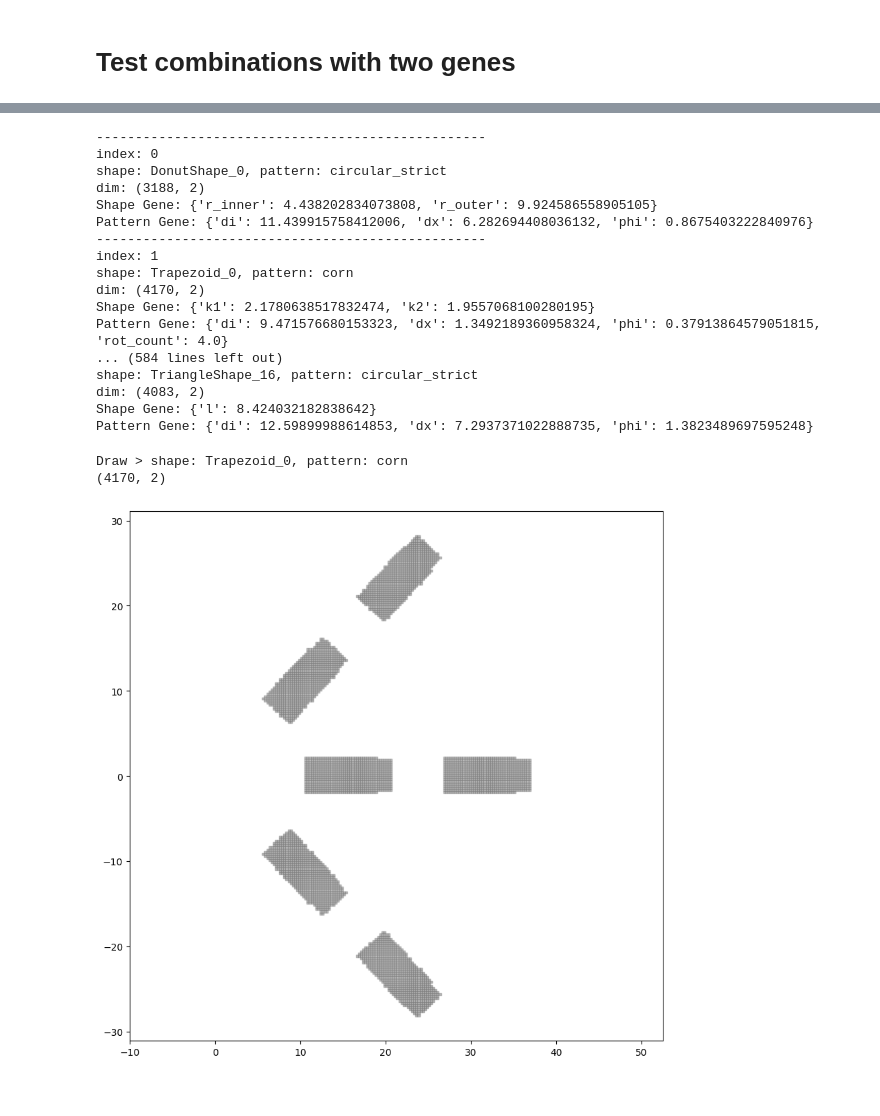
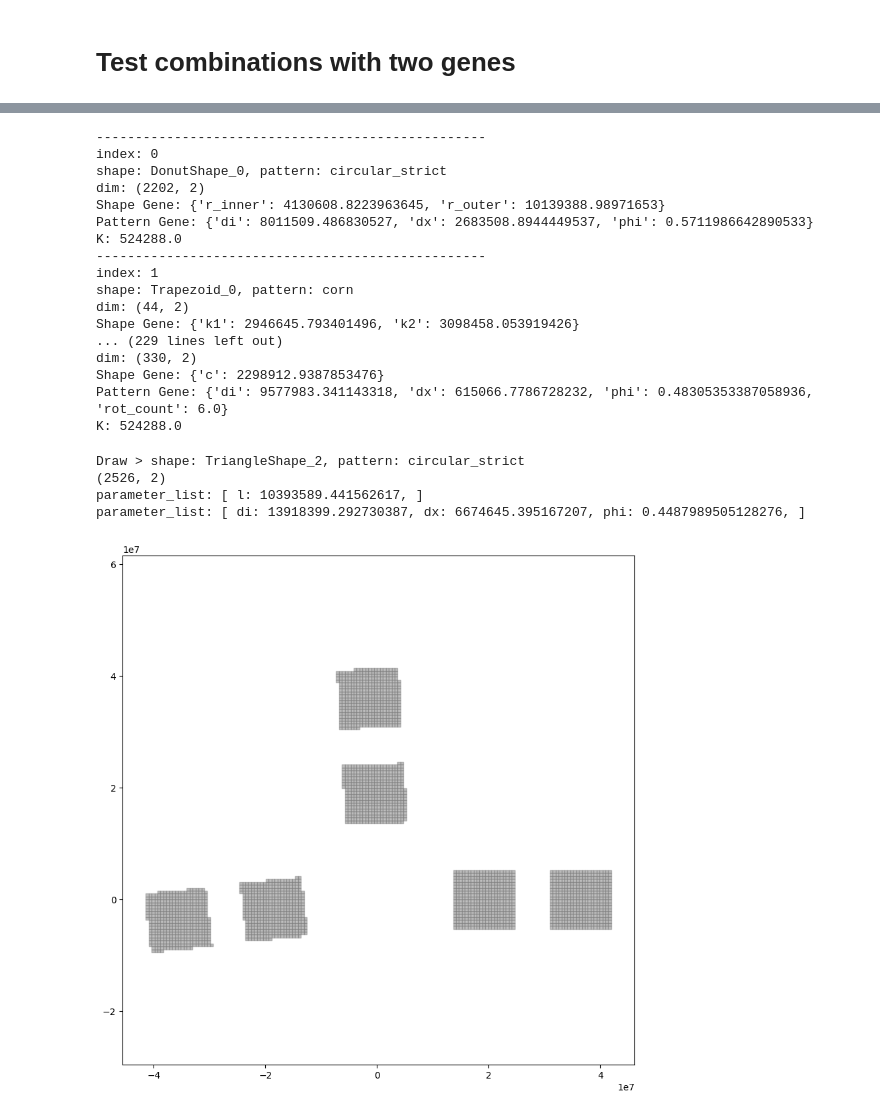
Before and after one commit to danpacho/capstone_1, a Jupyter notebook: test.gene.ipynb, the cells around one changed output, grey strips where cells are left out. Drawn from its saved outputs; the diff is of its cells as text; code cells hidden in the pictures.

Commit message:
test: update test suites after fixing var reference issue at Gene modules

```diff
--- a/test.gene.ipynb
+++ b/test.gene.ipynb
@@ -31,6 +31,8 @@ from src.ga.gene.shape.shape_gene import ShapeGene
 [StochasticStorage]: JSON data loaded from /Users/june/Documents/project/cau/4_1/capstone_design_1/__shape_gene_pdf.json
 [StochasticStorage]: JSON data loaded from /Users/june/Documents/project/cau/4_1/capstone_design_1/__shape_gene_pdf.json
 [StochasticStorage]: JSON data loaded from /Users/june/Documents/project/cau/4_1/capstone_design_1/__shape_gene_pdf.json
+# %%
+N = 35
 # %% [markdown]
 # Generate random shape genes
 # %%
@@ -81,21 +82,26 @@ from src.ga.gene.pattern.pattern_gene import PatternGene
 [StochasticStorage]: JSON data loaded from /Users/june/Documents/project/cau/4_1/capstone_design_1/__pattern_gene_pdf.json
 # %%
 pattern_genes: list[PatternGene] = []
-for i in range(100):
+for i in range(N):
     pattern_genes.extend(
         [
-            PatternGene(circular_params, gene_id=i),
-            PatternGene(corn_params, gene_id=i),
-            PatternGene(grid_params, gene_id=i),
+            PatternGene(circular_params(), gene_id=i),
+            PatternGene(corn_params(), gene_id=i),
+            PatternGene(grid_params(), gene_id=i),
         ]
     )
 
 # Mutation logics, uncomment to test
 for gene in pattern_genes:
     gene.mutate("rand")
+    gene.print_parameter_info()
+
+for gene in pattern_genes:
+    print("-" * 100)
+    print(gene.param.transformation)
 
 PatternGene.pdf_storage.save()
 PatternGene.parameter_storage.save()
 
-PatternGene.pdf_storage.plot_distribution("dx")
+PatternGene.pdf_storage.plot_distribution("phi")
 # %% [output]
@@ -105,16 +126,20 @@ PatternGene.pdf_storage.plot_distribution("dx")
 # %% [markdown]
 # Test combinations with two genes
 # %%
+from random import randint
+from src.ga.gene.pattern.pattern_variations import K
 from src.geometry.pattern_unit import PatternTransformationMatrix, Pattern
 
 combined: list[Pattern] = []
 
-for i in range(100):
+for i in range(N):
+    rand_shape_index = randint((i - 1) * 6, i * 6) if i > 0 else 0
+    rand_shape = genes[rand_shape_index]
     t_mat = Pattern(
         PatternTransformationMatrix(
-            genes[i].pattern_unit,
-            pattern_genes[i].pattern_transformation,
-            pattern_bound=((-35, 35), (-35, 35)),
+            rand_shape.pattern_unit,
+            pattern_genes[i].param.transformation,
+            pattern_bound=((-40 * K, 40 * K), (-40 * K, 40 * K)),
         ),
     )
     combined.append(t_mat)
@@ -124,37 +167,42 @@ def draw_at(i: int):
         f"Draw > shape: {genes[i].label}, pattern: {pattern_genes[i].param.pattern_type}"
     )
     print(combined[i].pattern_matrix.shape)
+    genes[i].print_parameter_info()
+    pattern_genes[i].print_parameter_info()
     visualize_points(combined[i].pattern_matrix, combined[i].pattern_unit.grid.k)
 # %%
-for i in range(100):
+for i in range(N):
     print("-" * 50)
     print(f"index: {i}")
     print(f"shape: {genes[i].label}, pattern: {pattern_genes[i].param.pattern_type}")
     print(f"dim: {combined[i].pattern_matrix.shape}")
     print(f"Shape Gene: {genes[i].parameter_table}")
     print(f"Pattern Gene: {pattern_genes[i].parameter_table}")
+    print(f"K: {genes[i].param.k}")
 # %% [output]
 --------------------------------------------------
 index: 0
 shape: DonutShape_0, pattern: circular_strict
-dim: (3188, 2)
-Shape Gene: {'r_inner': 4.438202834073808, 'r_outer': 9.924586558905105}
-Pattern Gene: {'di': 11.439915758412006, 'dx': 6.282694408036132, 'phi': 0.8675403222840976}
+dim: (2202, 2)
+Shape Gene: {'r_inner': 4130608.8223963645, 'r_outer': 10139388.98971653}
+Pattern Gene: {'di': 8011509.486830527, 'dx': 2683508.8944449537, 'phi': 0.5711986642890533}
+K: 524288.0
 --------------------------------------------------
 index: 1
 shape: Trapezoid_0, pattern: corn
-dim: (4170, 2)
-Shape Gene: {'k1': 2.1780638517832474, 'k2': 1.9557068100280195}
-Pattern Gene: {'di': 9.471576680153323, 'dx': 1.3492189360958324, 'phi': 0.37913864579051815, 'rot_count': 4.0}
-... (584 lines left out)
-shape: TriangleShape_16, pattern: circular_strict
-dim: (4083, 2)
-Shape Gene: {'l': 8.424032182838642}
-Pattern Gene: {'di': 12.59899988614853, 'dx': 7.2937371022888735, 'phi': 1.3823489697595248}
+dim: (44, 2)
+Shape Gene: {'k1': 2946645.793401496, 'k2': 3098458.053919426}
+... (229 lines left out)
+dim: (330, 2)
+Shape Gene: {'c': 2298912.9387853476}
+Pattern Gene: {'di': 9577983.341143318, 'dx': 615066.7786728232, 'phi': 0.48305353387058936, 'rot_count': 6.0}
+K: 524288.0
 # %%
-draw_at(1)
+draw_at(15)
 # %% [output]
-Draw > shape: Trapezoid_0, pattern: corn
-(4170, 2)
+Draw > shape: TriangleShape_2, pattern: circular_strict
+(2526, 2)
+parameter_list: [ l: 10393589.441562617, ]
+parameter_list: [ di: 13918399.292730387, dx: 6674645.395167207, phi: 0.4487989505128276, ]
-[figure, old version]
+[figure, new version]
 # %%
```
Also changed, not shown: parts of 5 cells of this notebook.
